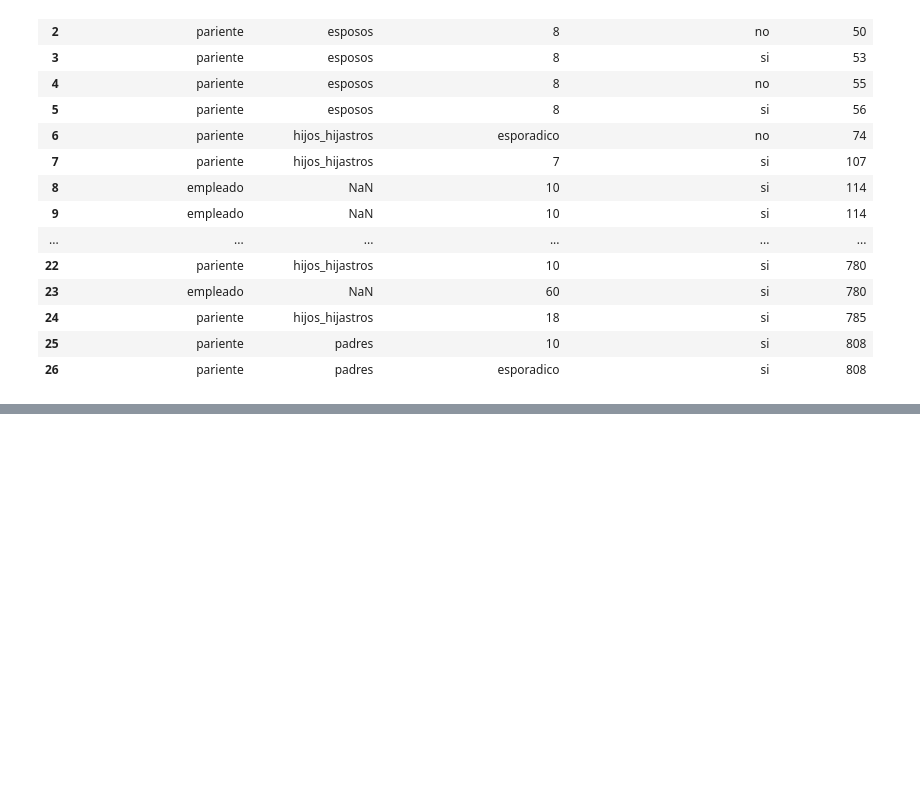
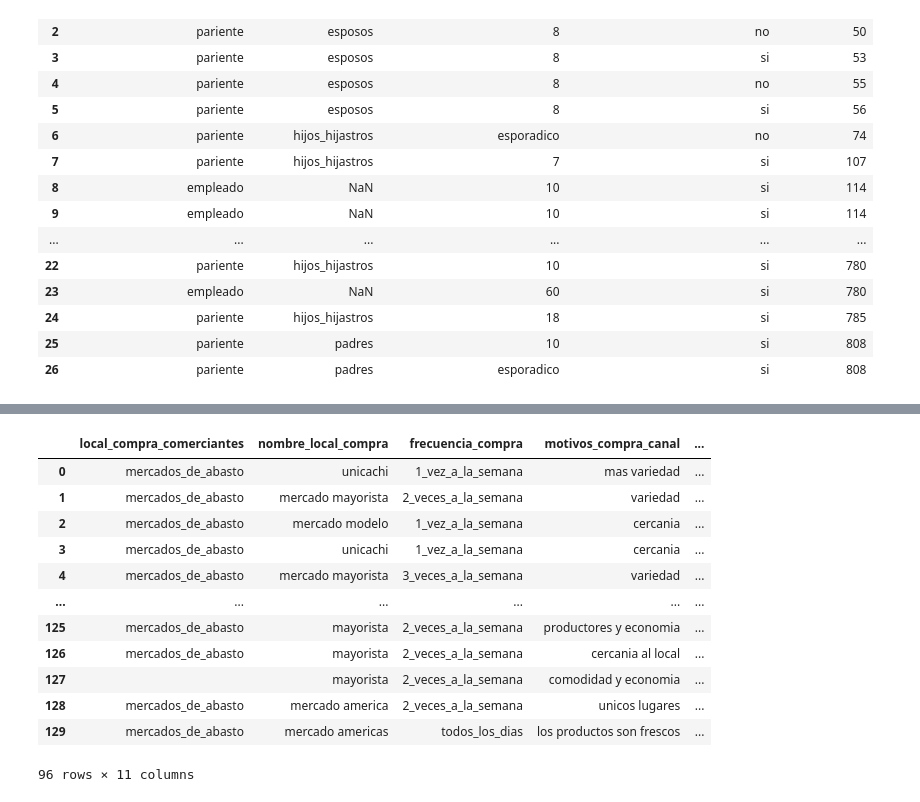
Before and after one commit to Claudio9701/proyecto-foodhub-lima, a Jupyter notebook: inputs/encuesta_principal/Limpieza_datos_agrupaciones.ipynb, the cells around one changed output, grey strips where cells are left out. Cells and saved outputs as stored; diff of their text form; code cells hidden in the pictures; blank space fills up the shorter version.

```diff
--- a/inputs/encuesta_principal/Limpieza_datos_agrupaciones.ipynb
+++ b/inputs/encuesta_principal/Limpieza_datos_agrupaciones.ipynb
@@ -541,4 +541,4 @@ df_
 # %%
 columns = ['personas_empleadas_puesto','pariente_empleado','_b_horas_porsemana_trabaja','_c_persona_recibe_remuneracion']
 # %%
-pd.get_dummies(df_, columns=columns, prefix=columns, prefix_sep='/')
+df_ = pd.get_dummies(df_, columns=columns, prefix=columns, prefix_sep='/')
@@ -562,0 +545,3 @@ pd.get_dummies(df_, columns=columns, prefix=columns, prefix_sep='/')
+# %%
+for i in df_.columns[1:]:
+    vecindarios['_personas_trabajan_puesto_venta_'+i] = vecindarios.apply(lambda x: df_.loc[df_['_parent_index']==x['_index']][i].iloc[0] if df_.loc[df_['_parent_index']==x['_index']][i].size != 0 else np.nan, axis=1)
@@ -562,0 +594,20 @@ pd.get_dummies(df_, columns=columns, prefix=columns, prefix_sep='/')
+# %%
+df_a = pd.merge(left=df_, right=df__, left_on='_index', right_on='_parent_index', suffixes=('','_y'))
+df_a = df_a.drop(columns=[i for i in df_a.columns if i.endswith('_y')])
+df_a = df_a.fillna(value='')
+df_a = df_a.drop_duplicates(subset=['_parent_index','_index'])
+df_a
+# %% [output]
+|  | local_compra_comerciantes | nombre_local_compra | frecuencia_compra | motivos_compra_canal | ... |
+| 0 | mercados_de_abasto | unicachi | 1_vez_a_la_semana | mas variedad | ... |
+| 1 | mercados_de_abasto | mercado mayorista | 2_veces_a_la_semana | variedad | ... |
+| 2 | mercados_de_abasto | mercado modelo | 1_vez_a_la_semana | cercania | ... |
+| 3 | mercados_de_abasto | unicachi | 1_vez_a_la_semana | cercania | ... |
+| 4 | mercados_de_abasto | mercado mayorista | 3_veces_a_la_semana | variedad | ... |
+| ... | ... | ... | ... | ... | ... |
+| 125 | mercados_de_abasto | mayorista | 2_veces_a_la_semana | productores y economia | ... |
+| 126 | mercados_de_abasto | mayorista | 2_veces_a_la_semana | cercania al local | ... |
+| 127 |  | mayorista | 2_veces_a_la_semana | comodidad y economia | ... |
+| 128 | mercados_de_abasto | mercado america | 2_veces_a_la_semana | unicos lugares | ... |
+| 129 | mercados_de_abasto | mercado americas | todos_los_dias | los productos son frescos | ... |
+96 rows × 11 columns
```
Also changed, not shown: parts of 15 cells of this notebook, 1 other file.
